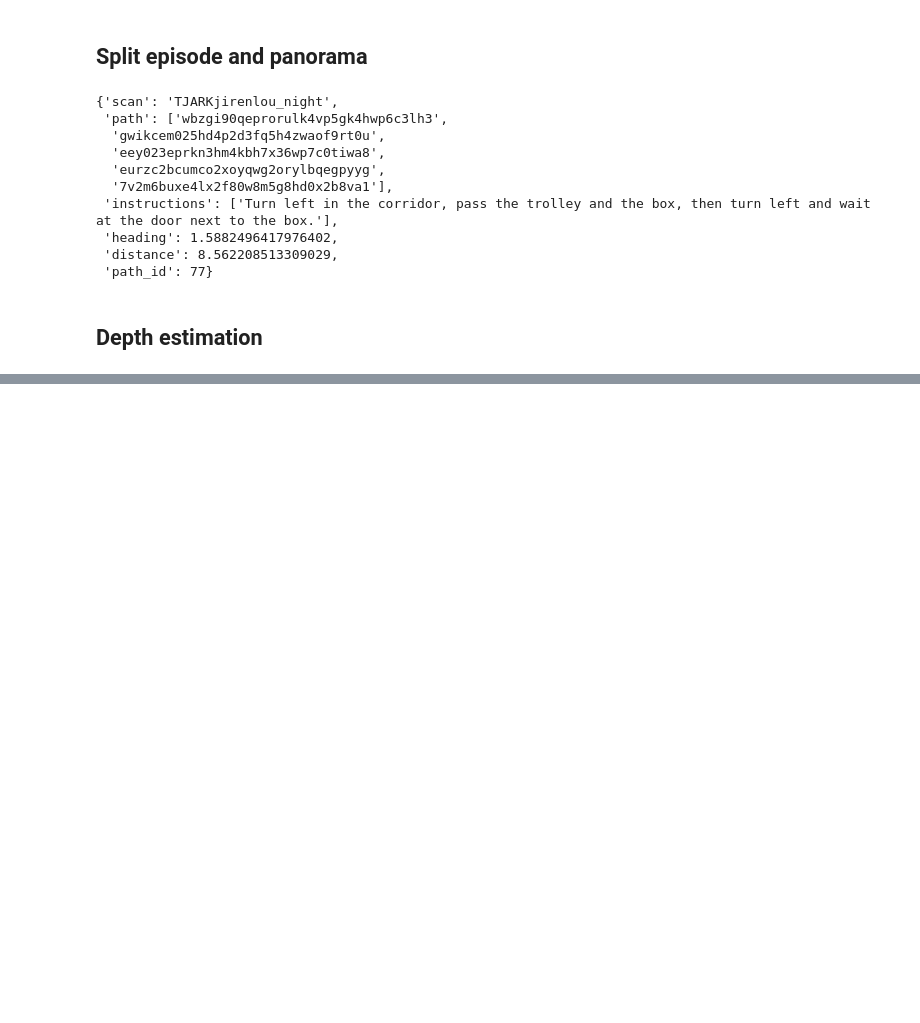
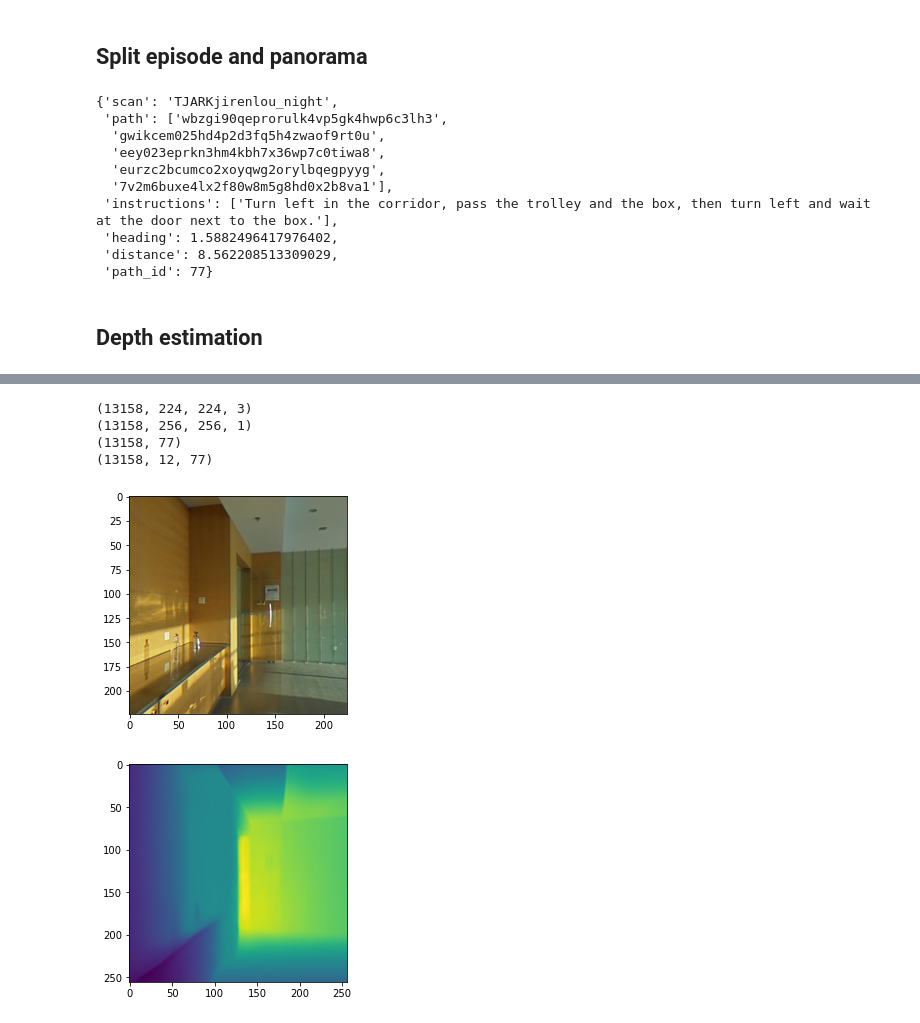
Before and after one commit to RavenKiller/MEE, a Jupyter notebook: scripts/evo_data_realscene.ipynb, the cells around one changed output, grey strips where cells are left out. Cells and saved outputs as stored; diff of their text form; code cells hidden in the pictures; blank space fills up the shorter version.

Commit message:
add feature visualization

```diff
--- a/scripts/evo_data_realscene.ipynb
+++ b/scripts/evo_data_realscene.ipynb
@@ -377,0 +610,21 @@ plt.imshow(a.astype(float))
+# %%
+import matplotlib.pyplot as plt
+with h5py.File(os.path.join(real_folder, "rgb.mat"),'r') as t:
+    print(t["rgb"].shape)
+    plt.figure()
+    plt.imshow(t["rgb"][1000])
+with h5py.File(os.path.join(real_folder, "depth.mat"),'r') as t:
+    print(t["depth"].shape)
+    plt.figure()
+    plt.imshow(t["depth"][1000].astype(float))
+with h5py.File(os.path.join(real_folder, "inst.mat"),'r') as t:
+    print(t["instructions"].shape)
+with h5py.File(os.path.join(real_folder, "sub.mat"),'r') as t:
+    print(t["sub_instructions"].shape)
+# %% [output]
+(13158, 224, 224, 3)
+(13158, 256, 256, 1)
+(13158, 77)
+(13158, 12, 77)
+[figure, added]
+[figure, added]
```
Also changed, not shown: parts of 9 cells of this notebook, 6 other files.
